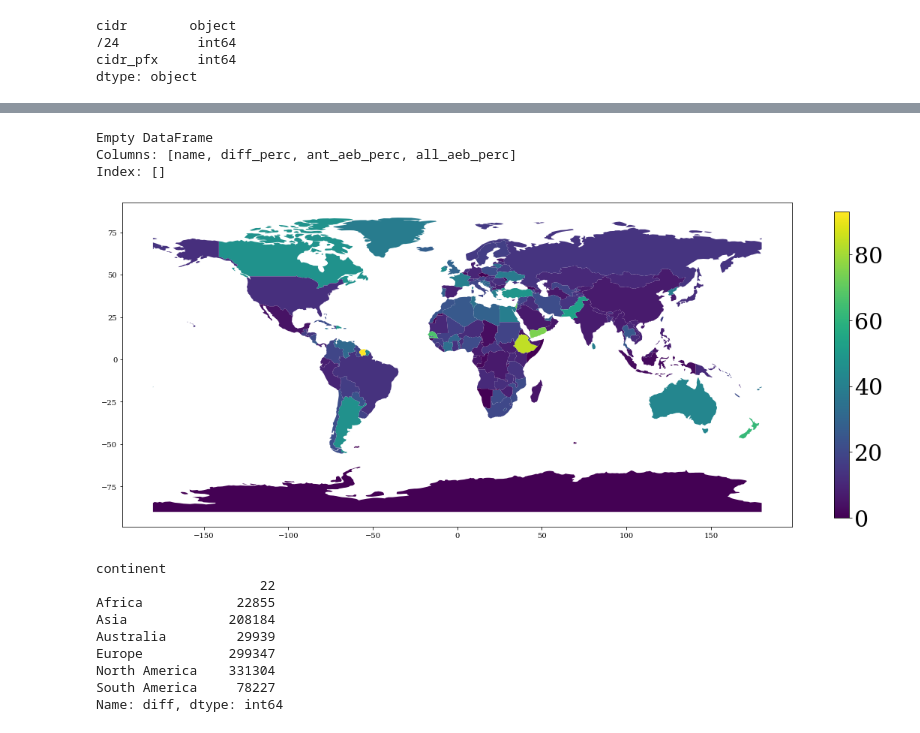
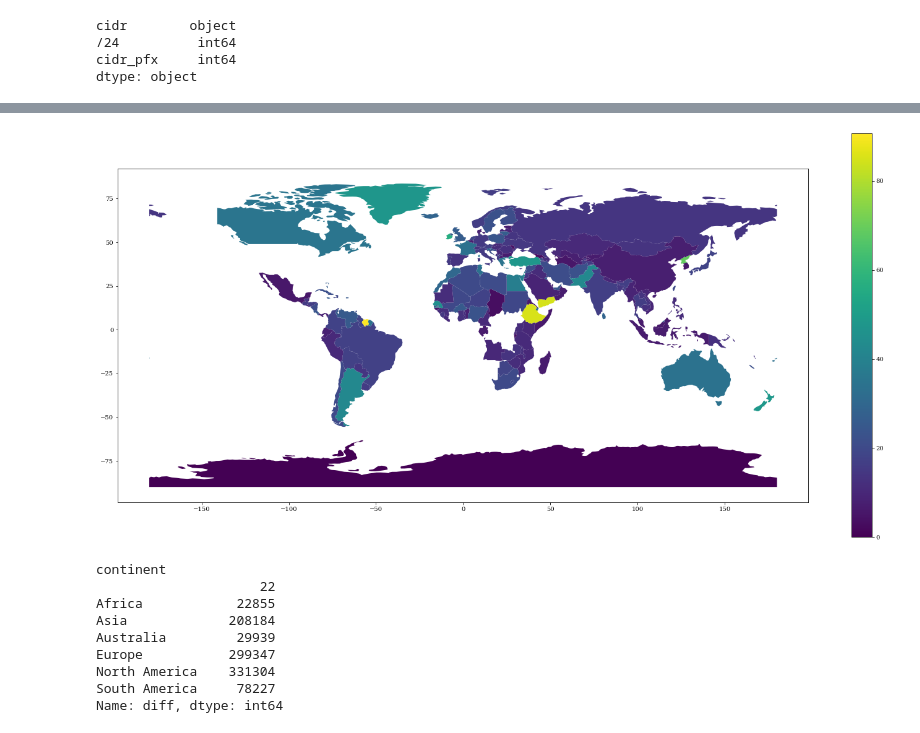
Before and after one commit to InetIntel/ioda-censys-isi, a Jupyter notebook: analysis/Analysis 2.ipynb, the cells around one changed output, grey strips where cells are left out. Saved outputs shown, nothing was run; the diff lists cells and outputs as text; code cells hidden in the pictures.

```diff
--- a/analysis/Analysis 2.ipynb
+++ b/analysis/Analysis 2.ipynb
@@ -896,9 +936,8 @@ antcensys_best_country_24_df = antcensys_best_ipinfo_df[['aeb_combined_perc', 'c
                                             .groupby('country_ipinfo')['aeb_combined_perc'].mean().reset_index()
 antcensys_best_country_24_df.rename(columns={'country_ipinfo':'name', 'aeb_combined_perc':'all_aeb_perc'}, inplace=True)
 ant_country_24_df.rename(columns={'country_ipinfo':'name', 'aeb_ant_perc':'ant_aeb_perc'}, inplace=True)
-make_world_plot(ant_country_24_df, antcensys_best_country_24_df, 'ant_aeb_perc', 'all_aeb_perc', 'figs_pam/country_best_improvement_aeb_perc_ipinfo_new.pdf', '')
+#make_world_plot(ant_country_24_df, antcensys_best_country_24_df, 'ant_aeb_perc', 'all_aeb_perc', 'figs_pam/country_best_improvement_aeb_perc_ipinfo_new.png', '')
-# %% [output]
-Empty DataFrame
-Columns: [name, diff_perc, ant_aeb_perc, all_aeb_perc]
-Index: []
-[figure, removed]
+# %%
+make_world_plot(ant_country_24_df, antcensys_best_country_24_df, 'ant_aeb_perc', 'all_aeb_perc', 'figs_pam/country_best_improvement_aeb_perc_ipinfo_new.png')
+# %% [output]
+[figure, added]
```
Also changed, not shown: parts of 65 cells of this notebook.
